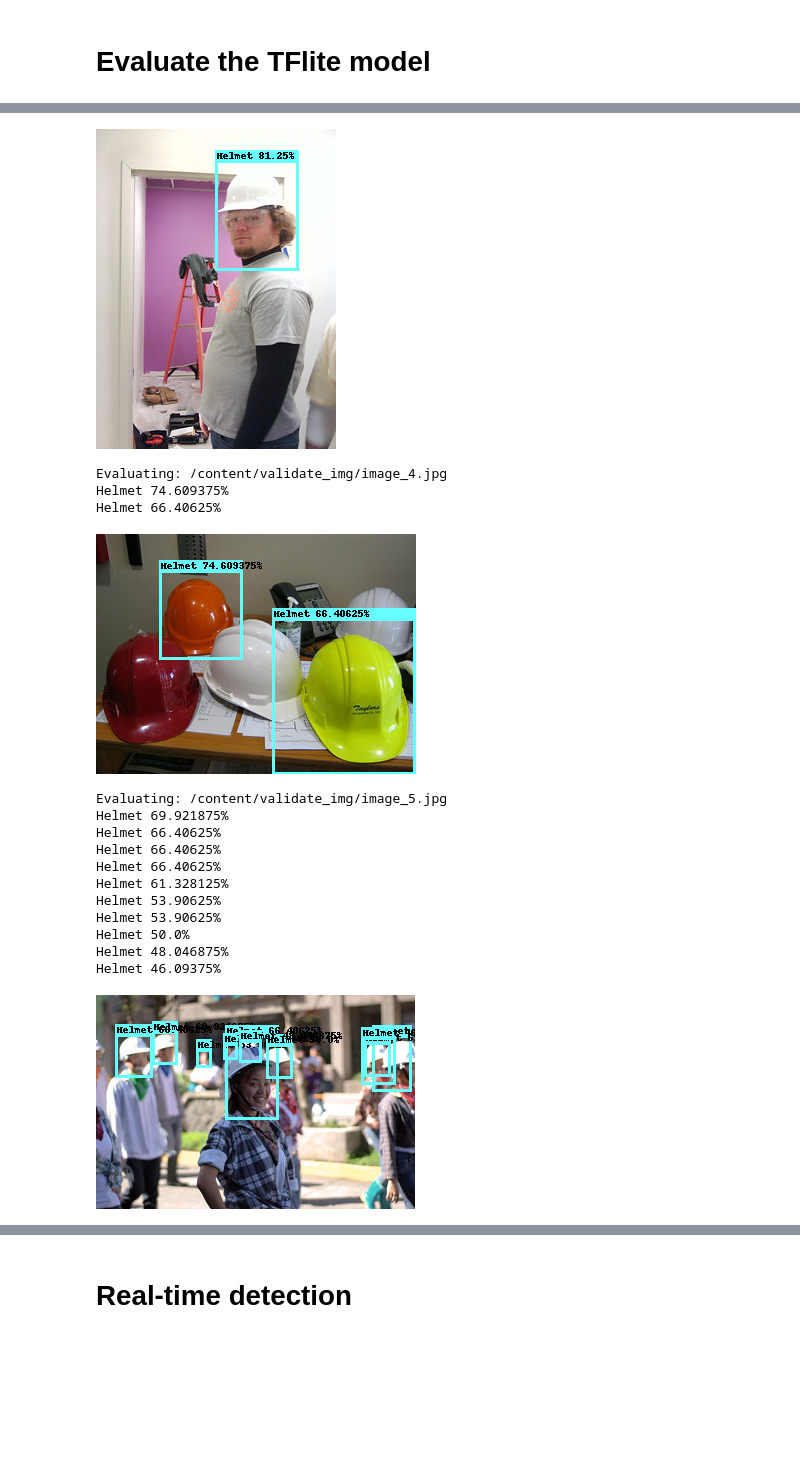
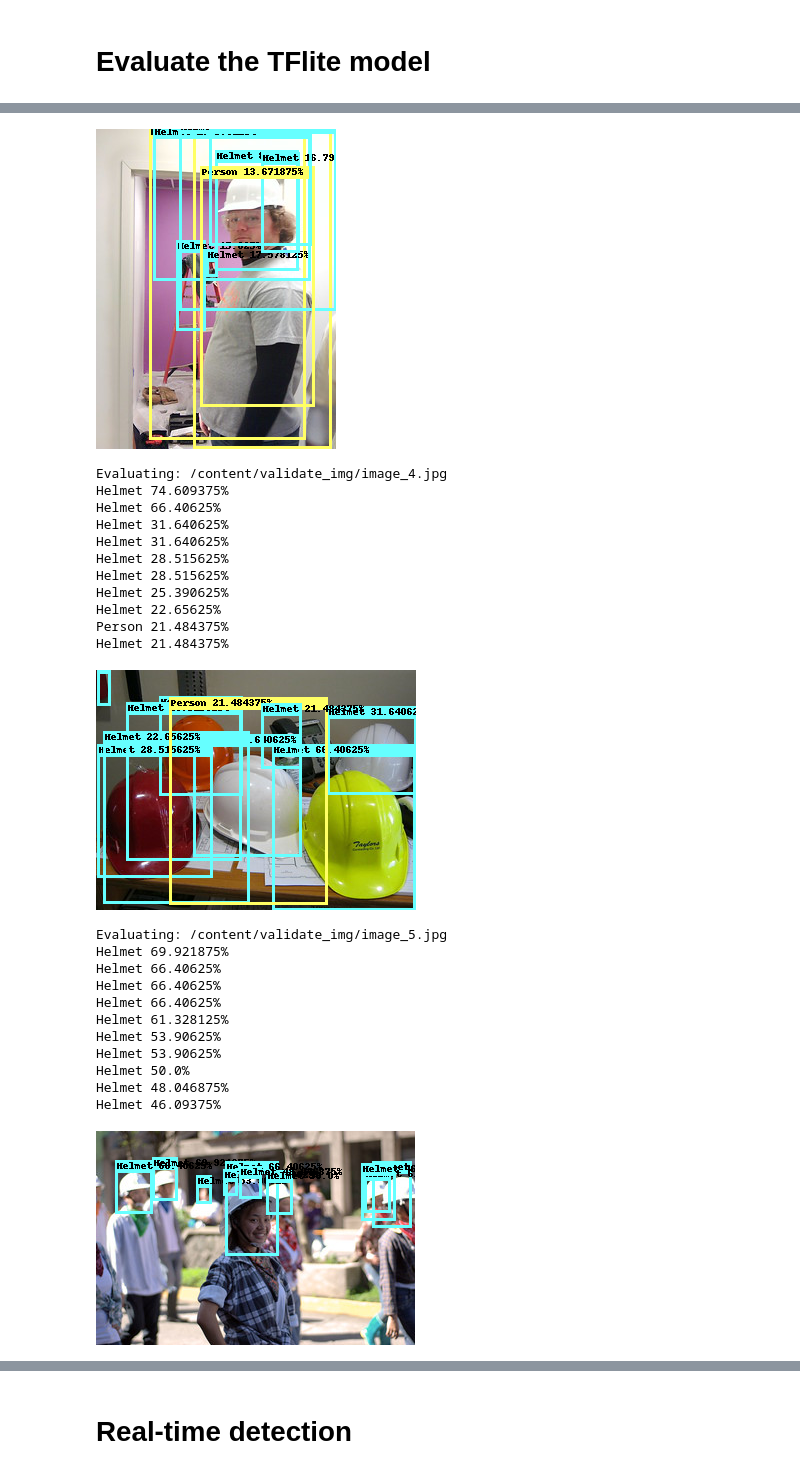
Before and after one commit to xiekg2020/DL_test, a Jupyter notebook: helmet_detection_model_example.ipynb, the cells around one changed output, grey strips where cells are left out. Drawn from its saved outputs; the diff is of its cells as text; code cells hidden in the pictures; blank space fills up the shorter version.

```diff
--- a/helmet_detection_model_example.ipynb
+++ b/helmet_detection_model_example.ipynb
@@ -260,7 +254,7 @@ for image_path in test_image_paths:
   colors = {0:(25, 255, 102), 1:(102, 255, 255), 2:(255,255,100)}
   labels = read_label_file(OUTPUT_DIR + '/labels_2.txt')
   for i in range(len(boxes)):
-    if scores[i] > 0.4:
+    if scores[i] > 0.1:
       ymin = int(max(1, (boxes[i][0] * image_height)))
       xmin = int(max(1, (boxes[i][1] * image_width)))
       ymax = int(min(image_height, (boxes[i][2] * image_height)))
@@ -286,8 +304,16 @@ Helmet 81.25%
-[figure, old version]
+[figure, new version]
 Evaluating: /content/validate_img/image_4.jpg
 Helmet 74.609375%
 Helmet 66.40625%
+Helmet 31.640625%
+Helmet 31.640625%
+Helmet 28.515625%
+Helmet 28.515625%
+Helmet 25.390625%
+Helmet 22.65625%
+Person 21.484375%
+Helmet 21.484375%
-[figure, old version]
+[figure, new version]
 Evaluating: /content/validate_img/image_5.jpg
 Helmet 69.921875%
 Helmet 66.40625%
```
Also changed, not shown: parts of 4 cells of this notebook.
